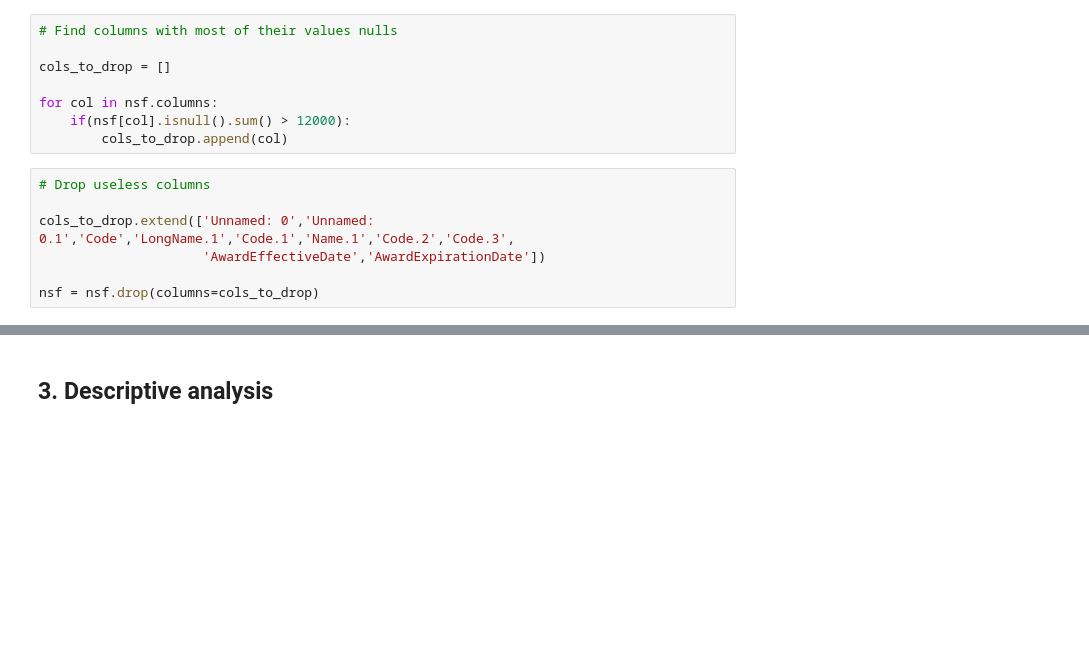
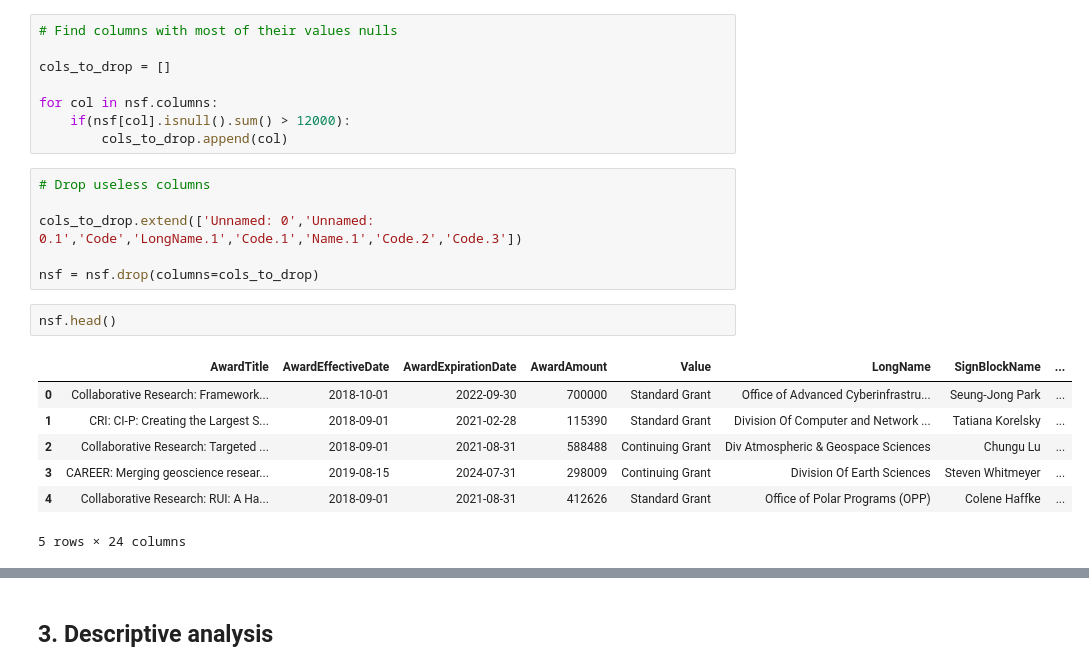
Before and after one commit to celiaromero/mythesis, a Jupyter notebook: nsf.ipynb, the cells around one changed output, grey strips where cells are left out. Saved outputs shown, nothing was run; the diff lists cells and outputs as text; blank space fills up the shorter version.

```diff
--- a/nsf.ipynb
+++ b/nsf.ipynb
@@ -95,7 +105,16 @@ for col in nsf.columns:
 # %%
 # Drop useless columns
 
-cols_to_drop.extend(['Unnamed: 0','Unnamed: 0.1','Code','LongName.1','Code.1','Name.1','Code.2','Code.3',
-                     'AwardEffectiveDate','AwardExpirationDate'])
+cols_to_drop.extend(['Unnamed: 0','Unnamed: 0.1','Code','LongName.1','Code.1','Name.1','Code.2','Code.3'])
 
 nsf = nsf.drop(columns=cols_to_drop)
+# %%
+nsf.head()
+# %% [output]
+|  | AwardTitle | AwardEffectiveDate | AwardExpirationDate | AwardAmount | Value | LongName | SignBlockName | ... |
+| 0 | Collaborative Research: Framework... | 2018-10-01 | 2022-09-30 | 700000 | Standard Grant | Office of Advanced Cyberinfrastru... | Seung-Jong Park | ... |
+| 1 | CRI: CI-P: Creating the Largest S... | 2018-09-01 | 2021-02-28 | 115390 | Standard Grant | Division Of Computer and Network ... | Tatiana Korelsky | ... |
+| 2 | Collaborative Research: Targeted ... | 2018-09-01 | 2021-08-31 | 588488 | Continuing Grant | Div Atmospheric & Geospace Sciences | Chungu Lu | ... |
+| 3 | CAREER: Merging geoscience resear... | 2019-08-15 | 2024-07-31 | 298009 | Continuing Grant | Division Of Earth Sciences | Steven Whitmeyer | ... |
+| 4 | Collaborative Research: RUI: A Ha... | 2018-09-01 | 2021-08-31 | 412626 | Standard Grant | Office of Polar Programs (OPP) | Colene Haffke | ... |
+5 rows × 24 columns
```
Also changed, not shown: parts of 22 cells of this notebook, 1 other file.
